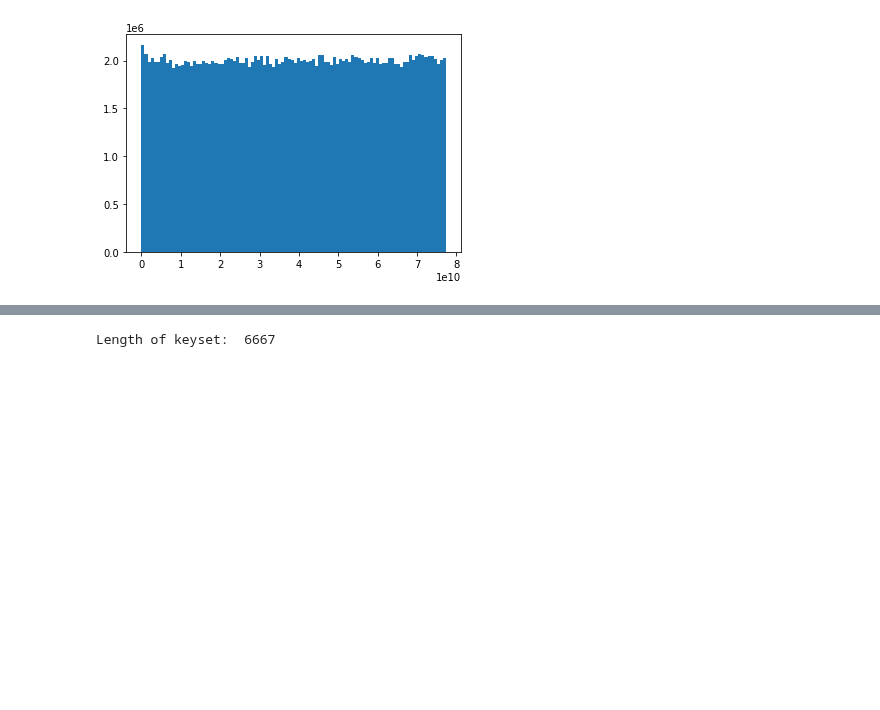
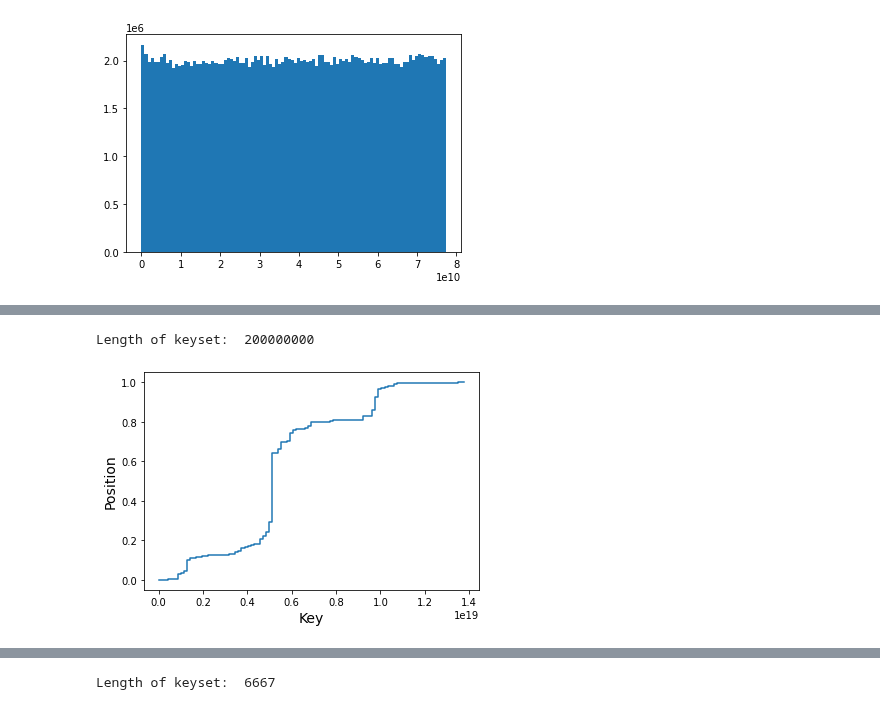
Before and after one commit to Bachfischer/adversarial-ml-for-learned-indexes, a Jupyter notebook: src/visualize_datasets.ipynb, the cells around one changed output, grey strips where cells are left out. Drawn from its saved outputs; the diff is of its cells as text; code cells hidden in the pictures; blank space fills up the shorter version.

```diff
--- a/src/visualize_datasets.ipynb
+++ b/src/visualize_datasets.ipynb
@@ -102,2 +105,8 @@ plot_cdf(X[0:200000000-21])
 # %%
 #calculate_mean_squared_error(X, y)
+# %%
+X, y = read_dataset("osm_cellids_200M_uint64")
+plot_cdf_with_numpy(X)
+# %% [output]
+Length of keyset:  200000000
+[figure, added]
```
Also changed, not shown: parts of 6 cells of this notebook, 2 other files.
